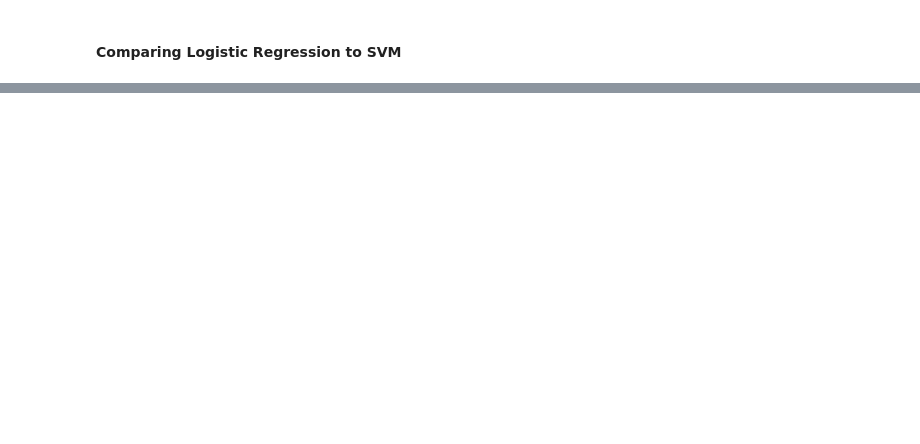
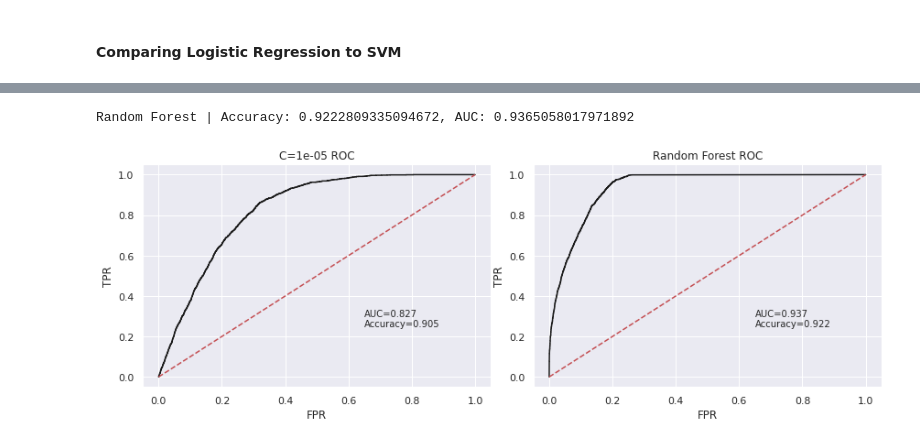
Before and after one commit to codiak/ds_notebooks, a Jupyter notebook: NASA_Dataset_Near_Earth_Object_Hazard_Model.ipynb, the cells around one changed output, grey strips where cells are left out. Saved outputs shown, nothing was run; the diff lists cells and outputs as text; code cells hidden in the pictures; blank space fills up the shorter version.

```diff
--- a/NASA_Dataset_Near_Earth_Object_Hazard_Model.ipynb
+++ b/NASA_Dataset_Near_Earth_Object_Hazard_Model.ipynb
@@ -328,0 +380,31 @@ ax.yaxis.set_ticklabels(['Not Hazard', 'Hazardous'])
+# %%
+rf_clf = RandomForestClassifier(max_depth=25, random_state=0, criterion="gini", min_samples_split=8)
+rf_clf.fit(x_train, y_train)
+
+# Evaluate accuracy score and ROC
+y_pred = rf_clf.predict(x_test)
+yp_proba = rf_clf.predict_proba(x_test)
+score = accuracy_score(y_test, y_pred)
+auc = roc_auc_score(y_test, yp_proba[:,1])
+
+print("Random Forest | Accuracy: {}, AUC: {}".format(score, auc))
+
+# Gini:                           Accuracy: 0.9161712901805372, AUC: 0.9210555409818078
+# Entropy:                        Accuracy: 0.9155658300308235, AUC: 0.9197793847190389
+# Gini, max depth 30              Accuracy: 0.9200792602377807, AUC: 0.9341896718937581
+# Gini, depth 30, min samples 10  Accuracy: 0.9213452223690004, AUC: 0.9357701069072297
+# Gini, depth 30, min samples 8   Accuracy: 0.9216754733597534, AUC: 0.9360293750487908
+# Gini, depth 25, min samples 8   Accuracy: 0.9222809335094672, AUC: 0.9365058017971892
+# Gini, depth 20, min samples 8   Accuracy: 0.9216204315279612, AUC: 0.9347001203330504
+# %% [output]
+Random Forest | Accuracy: 0.9222809335094672, AUC: 0.9365058017971892
+# %%
+fig, (a1, a2) = plt.subplots(1,2)
+fig.set_figheight(4)
+fig.set_figwidth(12)
+fig.tight_layout()
+
+plot_roc_vals('C=1e-05 ROC', better_roc_log_reg, a1)
+plot_roc_vals('Random Forest ROC', rf_clf, a2)
+# %% [output]
+[figure, added]
```
Also changed, not shown: parts of 22 cells of this notebook.
